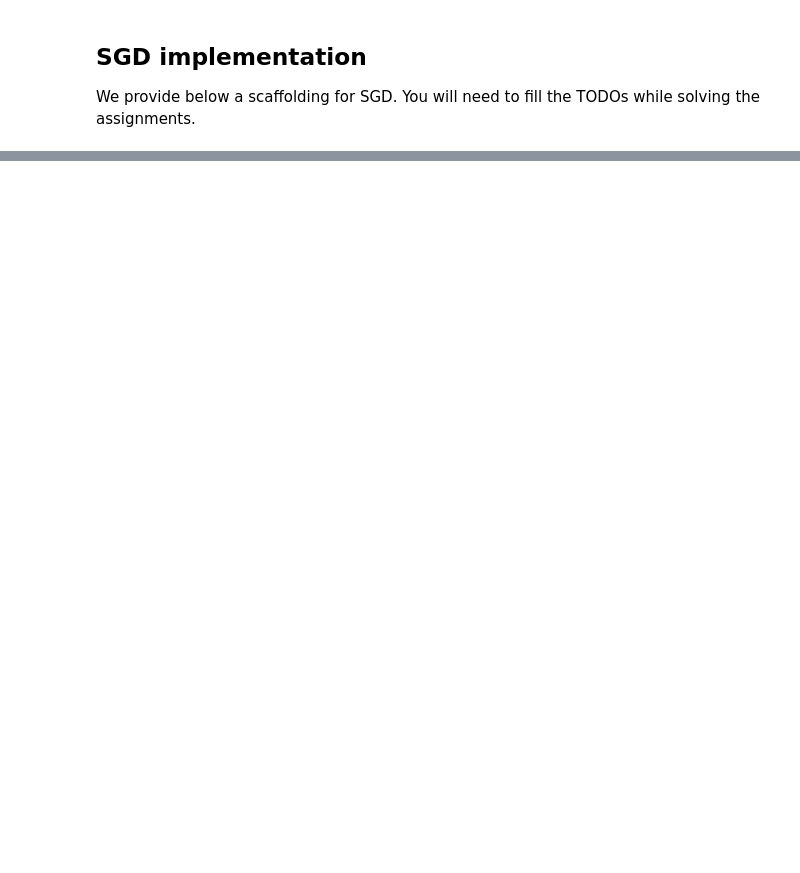
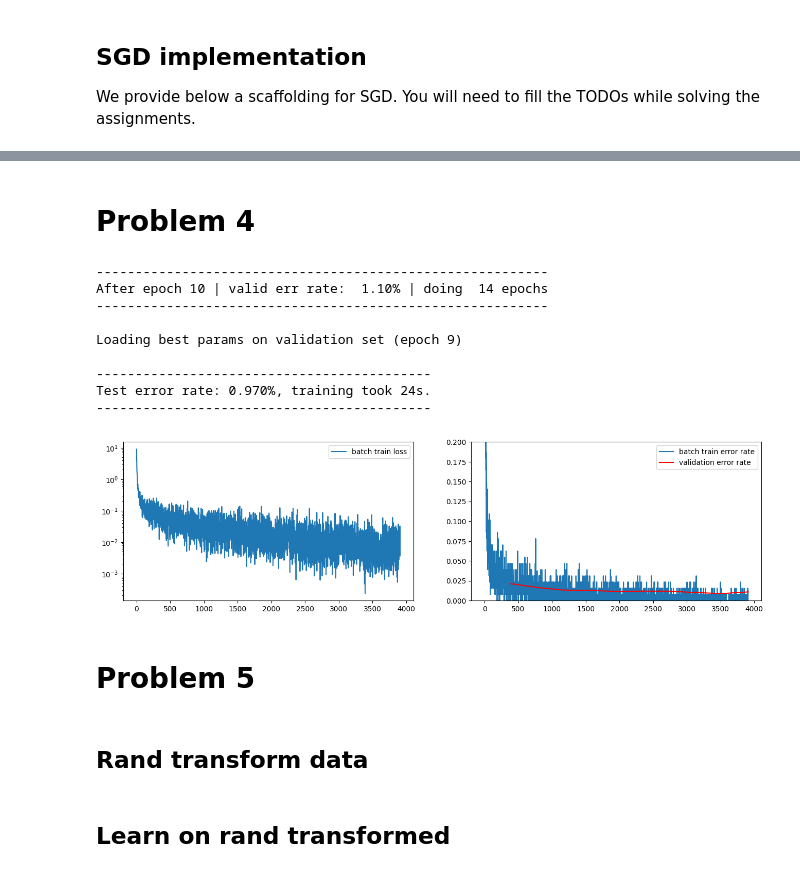
Before and after one commit to PatrykFlama/UWr, a Jupyter notebook: Sem6/NN/List2/Assignment2.ipynb, the cells around one changed output, grey strips where cells are left out. Drawn from its saved outputs; the diff is of its cells as text; code cells hidden in the pictures; blank space fills up the shorter version.

```diff
--- a/Sem6/NN/List2/Assignment2.ipynb
+++ b/Sem6/NN/List2/Assignment2.ipynb
@@ -506,0 +478,71 @@ Test error rate: 2.640%, training took 63s.
+# %% [markdown]
+# Problem 4
+# %%
+class Model(nn.Module):
+    def __init__(self, *args, **kwargs):
+        super(Model, self).__init__()
+        self.layers = nn.Sequential(*args, **kwargs)
+
+    def forward(self, X):
+        # X = X.view(X.size(0), -1)
+        X = X.view(X.size(0), 1, 28, 28)    # batch size, n of channels, height, width
+        return self.layers.forward(X)
+
+    def loss(self, Out, Targets):
+        return F.cross_entropy(Out, Targets)
+
+model = Model(
+    nn.Conv2d(1, 32, kernel_size=3, padding=1), nn.ReLU(),
+    nn.MaxPool2d(kernel_size=2, stride=2),
+    nn.Conv2d(32, 64, kernel_size=3, padding=1), nn.ReLU(),
+    nn.MaxPool2d(kernel_size=2, stride=2),
+    nn.Flatten(),
+    nn.Linear(64 * 7 * 7, 392),
+    nn.ReLU(),
+    nn.Linear(392, 10)
+)
+
+with torch.no_grad():
+    # Initialize parameters
+    for name, p in model.named_parameters():
+        if "weight" in name:
+            nn.init.kaiming_normal_(p, mode="fan_in", nonlinearity="relu")
+        elif "bias" in name:
+            p.zero_()
+        else:
+            raise ValueError('Unknown parameter name "%s"' % name)
+
+# On GPU enabled devices set device='cuda' else set device='cpu'
+t_start = time.time()
+SGD(model,
+    mnist_loaders,
+    alpha=0.1,
+    # alpha_decay=0.01,
+    epsilon=0.9,
+    decay=0.0005,
+    max_num_epochs=10,
+    device="cuda"
+)
+
+
+test_err_rate = compute_error_rate(model, mnist_loaders["test"])
+m = (
+    f"Test error rate: {test_err_rate * 100.0:.3f}%, "
+    f"training took {time.time() - t_start:.0f}s."
+)
+print("{0}\n{1}\n{0}".format("-" * len(m), m))
+# %% [output]
+----------------------------------------------------------
+After epoch 10 | valid err rate:  1.10% | doing  14 epochs
+----------------------------------------------------------
+
+Loading best params on validation set (epoch 9)
+
+-------------------------------------------
+Test error rate: 0.970%, training took 24s.
+-------------------------------------------
+[figure, added]
+# %% [markdown]
+# Problem 5
+# %% [markdown]
+## Rand transform data
@@ -506,0 +581,2 @@ Test error rate: 2.640%, training took 63s.
+# %% [markdown]
+## Learn on rand transformed
```
Also changed, not shown: parts of 22 cells of this notebook.
